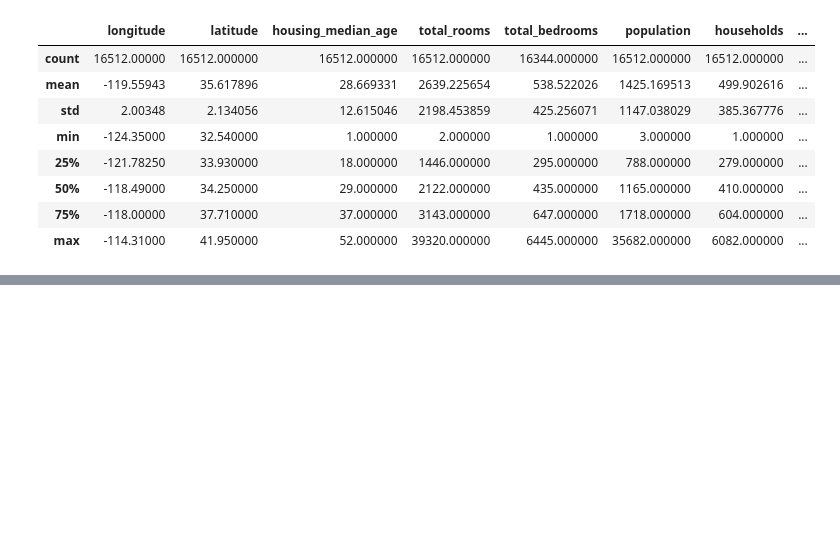
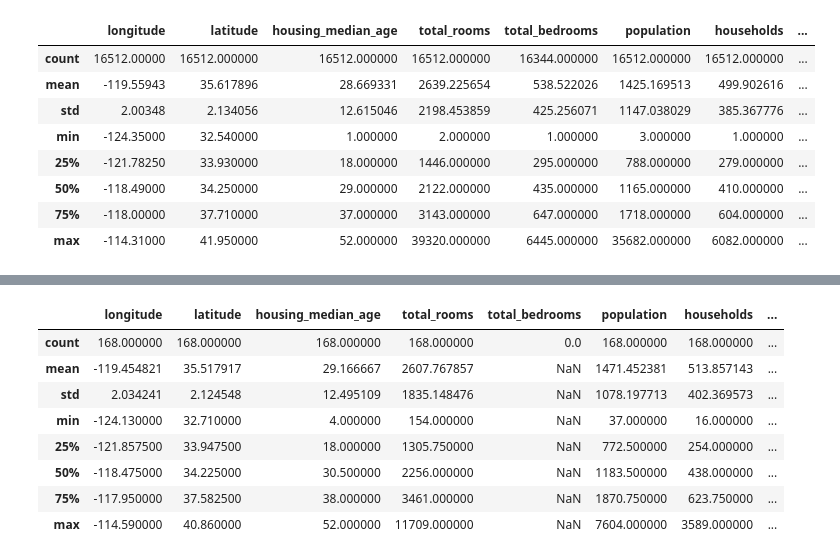
Before and after one commit to ThomasCherqui/ml_nn_housing, a Jupyter notebook: housing_data_exploration.ipynb, the cells around one changed output, grey strips where cells are left out. Saved outputs shown, nothing was run; the diff lists cells and outputs as text; code cells hidden in the pictures; blank space fills up the shorter version.

```diff
--- a/housing_data_exploration.ipynb
+++ b/housing_data_exploration.ipynb
@@ -89,0 +108,12 @@ housing_data.describe()
+# %%
+missing_bedrooms.describe()
+# %% [output]
+|  | longitude | latitude | housing_median_age | total_rooms | total_bedrooms | population | households | ... |
+| count | 168.000000 | 168.000000 | 168.000000 | 168.000000 | 0.0 | 168.000000 | 168.000000 | ... |
+| mean | -119.454821 | 35.517917 | 29.166667 | 2607.767857 | NaN | 1471.452381 | 513.857143 | ... |
+| std | 2.034241 | 2.124548 | 12.495109 | 1835.148476 | NaN | 1078.197713 | 402.369573 | ... |
+| min | -124.130000 | 32.710000 | 4.000000 | 154.000000 | NaN | 37.000000 | 16.000000 | ... |
+| 25% | -121.857500 | 33.947500 | 18.000000 | 1305.750000 | NaN | 772.500000 | 254.000000 | ... |
+| 50% | -118.475000 | 34.225000 | 30.500000 | 2256.000000 | NaN | 1183.500000 | 438.000000 | ... |
+| 75% | -117.950000 | 37.582500 | 38.000000 | 3461.000000 | NaN | 1870.750000 | 623.750000 | ... |
+| max | -114.590000 | 40.860000 | 52.000000 | 11709.000000 | NaN | 7604.000000 | 3589.000000 | ... |
```
Also changed, not shown: parts of 5 cells of this notebook.
